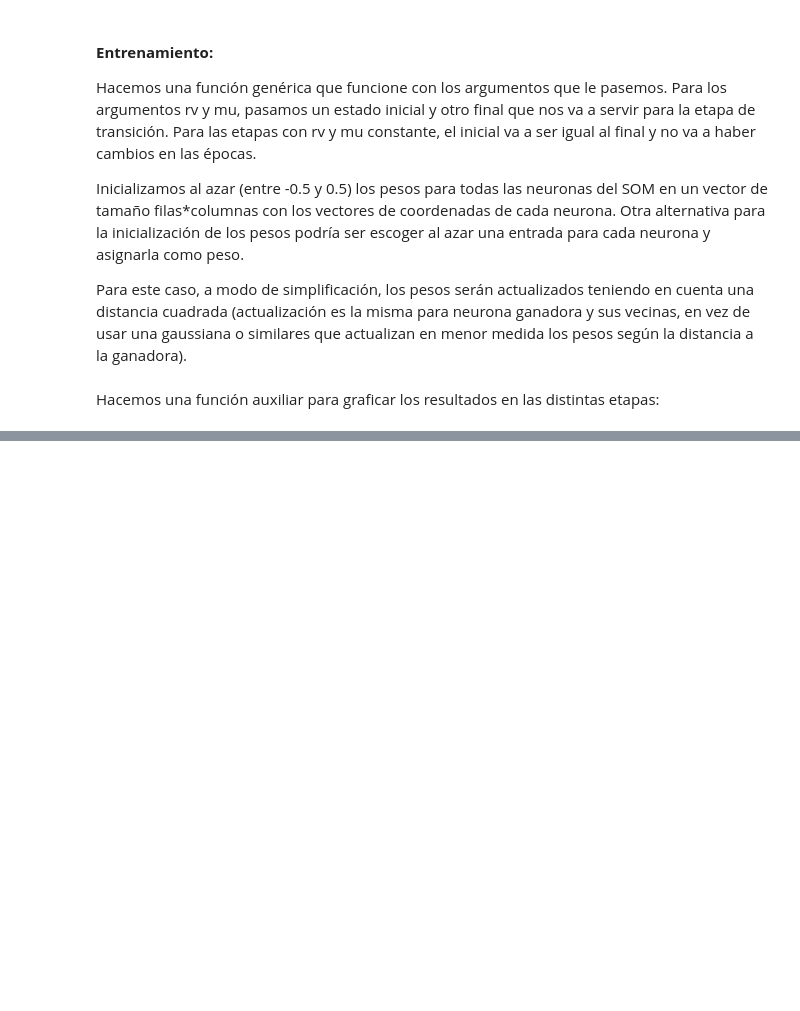
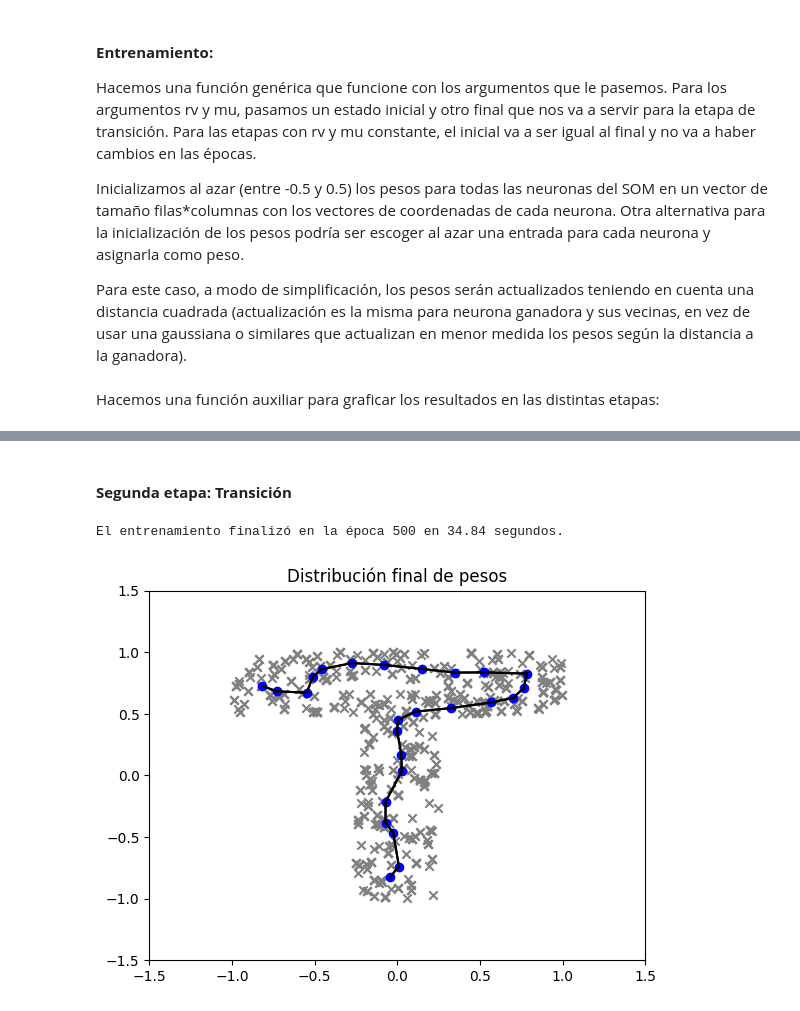
Before and after one commit to sofiaesc/intcomp, a Jupyter notebook: Guia 4/ejercicio1.ipynb, the cells around one changed output, grey strips where cells are left out. Cells and saved outputs as stored; diff of their text form; code cells hidden in the pictures; blank space fills up the shorter version.

```diff
--- a/Guia 4/ejercicio1.ipynb
+++ b/Guia 4/ejercicio1.ipynb
@@ -183,0 +203,13 @@ El entrenamiento finalizó en la época 122 en 7.3 segundos.
+# %% [markdown]
+#### **Segunda etapa: Transición**
+# %%
+mu = [mu_ini,0.1]          # Velocidad de aprendizaje inicial y final
+rv = [mitad_mapa,1]        # Radio de activación inicial y final
+max_epocas = 500
+
+# No inicializo pesos, uso los resultantes de la etapa anterior.
+W = som_train(inputs,W,max_epocas,rv,mu,tol)     # Entrenamiento
+grafica_som(inputs,W)                            # Gráfica
+# %% [output]
+El entrenamiento finalizó en la época 500 en 34.84 segundos.
+[figure, added]
```
Also changed, not shown: parts of 14 cells of this notebook, 6 other files.
